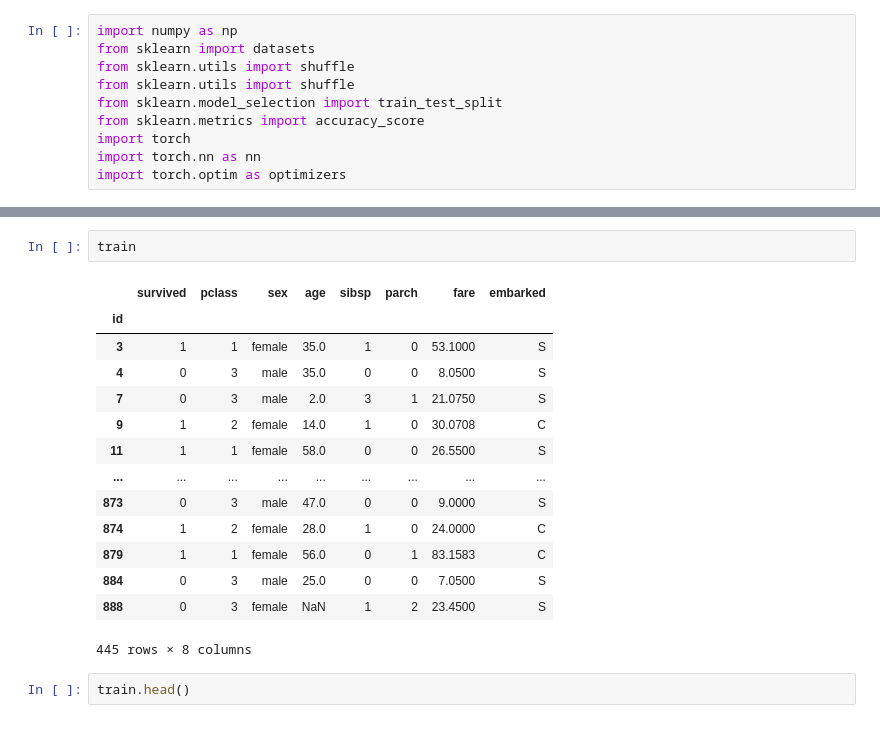
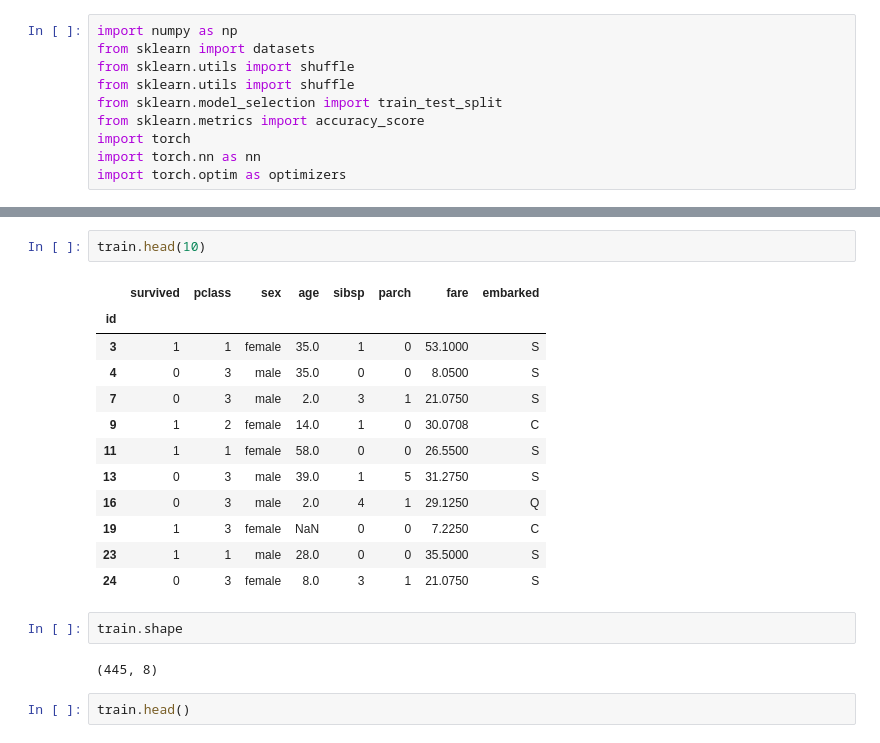
Before and after one commit to renya1993/Learning, a Jupyter notebook: タイタニックコンペ.ipynb, the cells around one changed output, grey strips where cells are left out. Saved outputs shown, nothing was run; the diff lists cells and outputs as text.

```diff
--- a/タイタニックコンペ.ipynb
+++ b/タイタニックコンペ.ipynb
@@ -33,20 +62,22 @@ test.head()
+# %%
+train.head(10)
+# %% [output]
+|  | survived | pclass | sex | age | sibsp | parch | fare | embarked |
+| id |  |  |  |  |  |  |  |  |
+| 3 | 1 | 1 | female | 35.0 | 1 | 0 | 53.1000 | S |
+| 4 | 0 | 3 | male | 35.0 | 0 | 0 | 8.0500 | S |
+| 7 | 0 | 3 | male | 2.0 | 3 | 1 | 21.0750 | S |
+| 9 | 1 | 2 | female | 14.0 | 1 | 0 | 30.0708 | C |
+| 11 | 1 | 1 | female | 58.0 | 0 | 0 | 26.5500 | S |
+| 13 | 0 | 3 | male | 39.0 | 1 | 5 | 31.2750 | S |
+| 16 | 0 | 3 | male | 2.0 | 4 | 1 | 29.1250 | Q |
+| 19 | 1 | 3 | female | NaN | 0 | 0 | 7.2250 | C |
+| 23 | 1 | 1 | male | 28.0 | 0 | 0 | 35.5000 | S |
+| 24 | 0 | 3 | female | 8.0 | 3 | 1 | 21.0750 | S |
 # %%
-train
+train.shape
 # %% [output]
-|  | survived | pclass | sex | age | sibsp | parch | fare | embarked |
-| id |  |  |  |  |  |  |  |  |
-| 3 | 1 | 1 | female | 35.0 | 1 | 0 | 53.1000 | S |
-| 4 | 0 | 3 | male | 35.0 | 0 | 0 | 8.0500 | S |
-| 7 | 0 | 3 | male | 2.0 | 3 | 1 | 21.0750 | S |
-| 9 | 1 | 2 | female | 14.0 | 1 | 0 | 30.0708 | C |
-| 11 | 1 | 1 | female | 58.0 | 0 | 0 | 26.5500 | S |
-| ... | ... | ... | ... | ... | ... | ... | ... | ... |
-| 873 | 0 | 3 | male | 47.0 | 0 | 0 | 9.0000 | S |
-| 874 | 1 | 2 | female | 28.0 | 1 | 0 | 24.0000 | C |
-| 879 | 1 | 1 | female | 56.0 | 0 | 1 | 83.1583 | C |
-| 884 | 0 | 3 | male | 25.0 | 0 | 0 | 7.0500 | S |
-| 888 | 0 | 3 | female | NaN | 1 | 2 | 23.4500 | S |
-445 rows × 8 columns
+(445, 8)
 # %%
 train.head()
 # %% [output]
```
Also changed, not shown: parts of 45 cells of this notebook.
